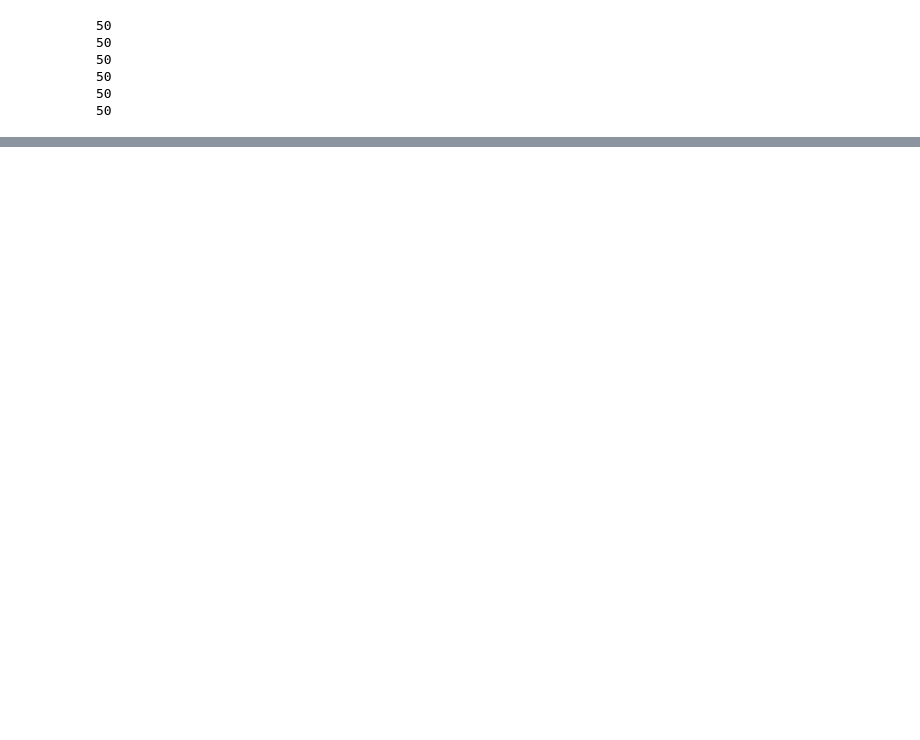
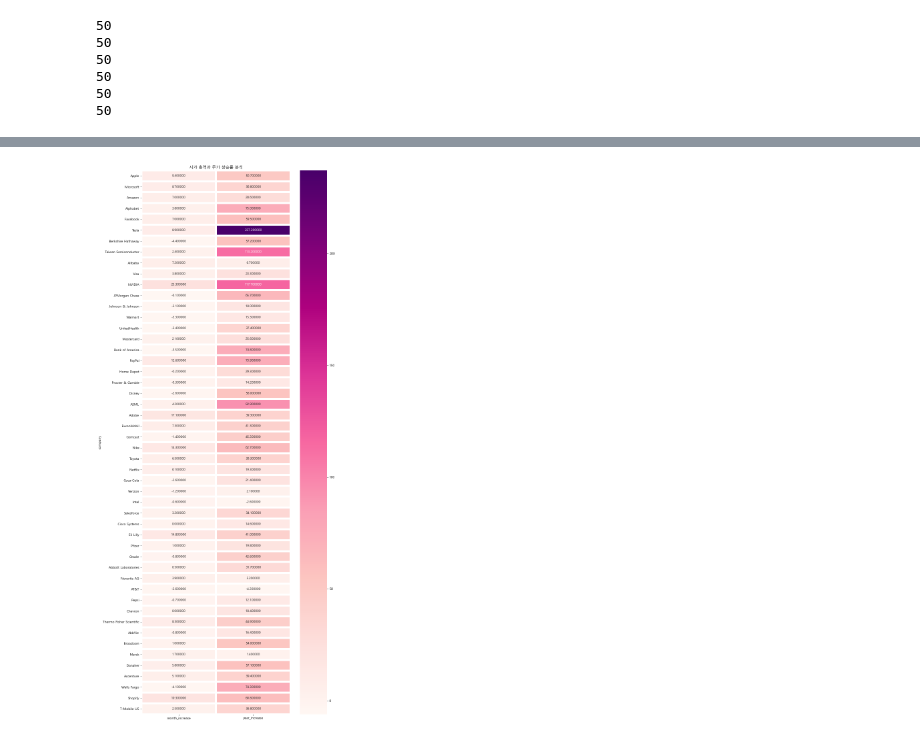
Before and after one commit to JinSuJinSu/jupyter-notebook, a Jupyter notebook: google-crawling.ipynb, the cells around one changed output, grey strips where cells are left out. Cells and saved outputs as stored; diff of their text form; code cells hidden in the pictures; blank space fills up the shorter version.

```diff
--- a/google-crawling.ipynb
+++ b/google-crawling.ipynb
@@ -188,0 +262,4 @@ stock_df
+# %%
+stock_df.set_index("company", inplace=True)
+
+stock_df
@@ -188,0 +285,9 @@ stock_df
+# %%
+stock_df
+
+plt.figure(figsize=(10,30))
+sns.heatmap(stock_df[['month_increase','year_increase']], annot=True, fmt='f', linewidth=5, cmap='RdPu')
+plt.title('시가 총액과 주가 상승률 분석')
+plt.show()
+# %% [output]
+[figure, added]
```
Also changed, not shown: parts of 20 cells of this notebook, 1 other file.
